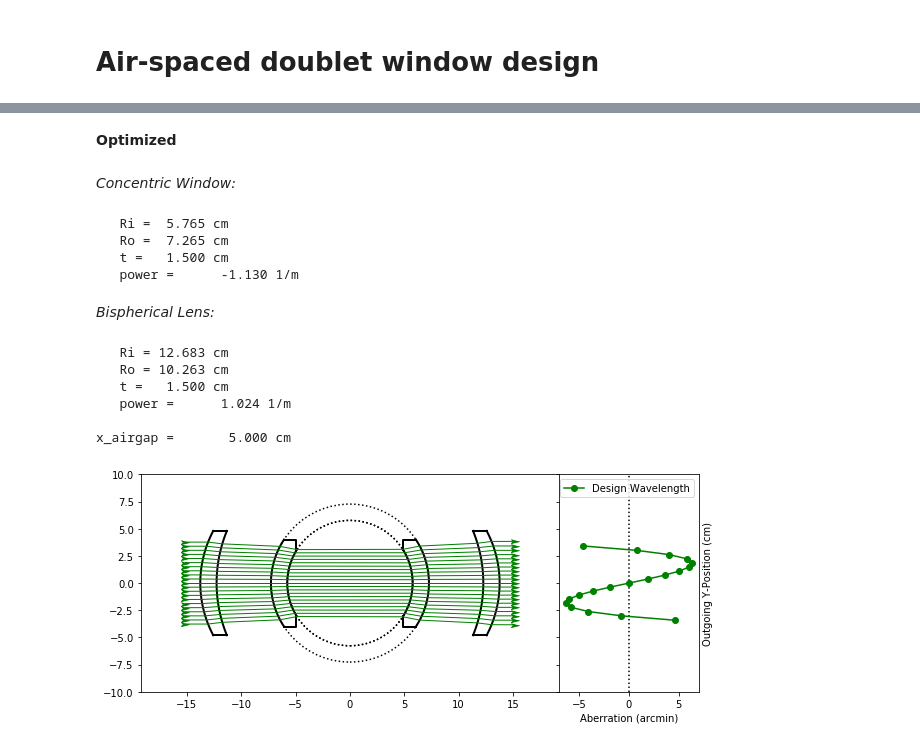
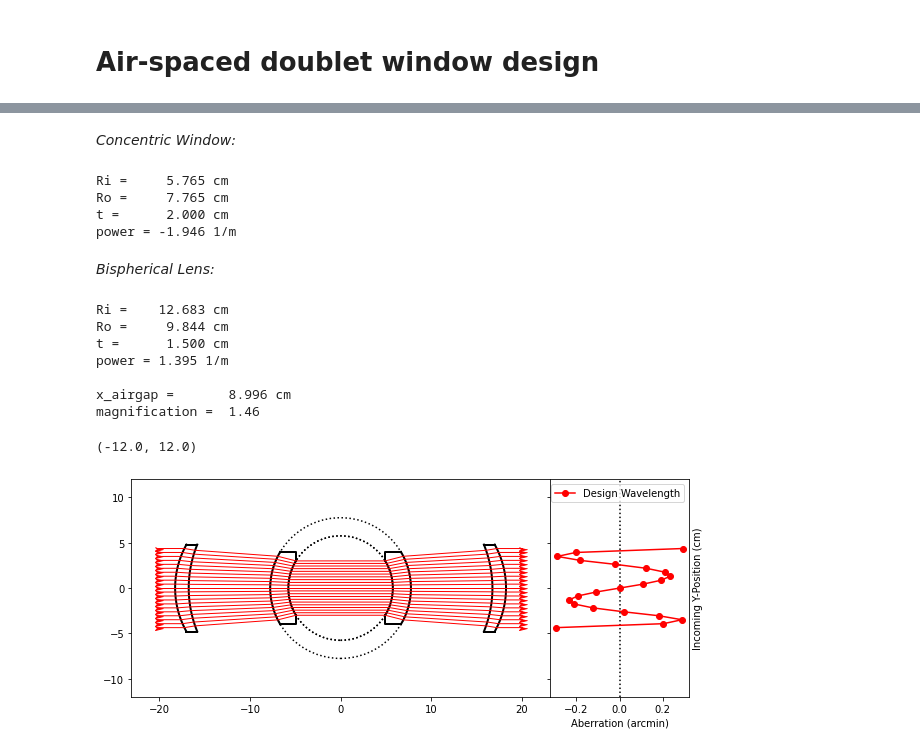
Before and after one commit to ajsusa/afocal, a Jupyter notebook: design_notebook.ipynb, the cells around one changed output, grey strips where cells are left out. Drawn from its saved outputs; the diff is of its cells as text; code cells hidden in the pictures.

```diff
--- a/design_notebook.ipynb
+++ b/design_notebook.ipynb
@@ -482,9 +510,9 @@ reset_doublet()
 # define air-spaced doublet window
 Ri_w = inner_diameter / 2
 h_w = window_height
-t_w = t_airspace_window
+t_w = 2.  # t_airspace_window
 
-annulus = windows.Concentric(Ri_w, h_w, t_w, h_f=h_f, material=window_material)
+annulus = windows.Concentric(Ri_w, h_w, t_w, h_f=h_f, material='sapphire')  # window_material)
 
 # define air-spaced doublet lens guess
 xi_l = annulus.x_max + x_airspace
@@ -493,16 +521,15 @@ Ro_l = Ro_airspace_lens
 t_l = t_airspace_lens
 h_l = h_airspace_lens
 
-lens = windows.BisphericalLens(Ri_l, Ro_l, h_l, t_l, xi_l, h_f=0.)
+lens = windows.BisphericalLens(Ri_l, Ro_l, h_l, t_l, xi_l, h_f=0., material='bk7')
+
+fig, axs = util.ray_aberration_subplots()
 
 # construct the doublet object
 airdoublet = windows.AirspaceDoublet(annulus, lens)
 airdoublet.trace_ray_set(draw=False)
 
 if draw_guess:
-
-    fig, axs = util.ray_aberration_subplots()
-
     util.print_md(f"__Initial (Guess) Parameters__")
     airdoublet.print_dims('   ')
 
@@ -533,45 +560,36 @@ x_airgap =       2.000 cm
 # %%
-# airdoublet.set_parameters(('t_lens', 't_window', 'x_air'), (1, 2, 5))
+bounds = {'t_lens': (0.5, 1.5),
+          'x_air': (0, 10)}
 
-opt_params = ('t_lens', 'Ri_lens', 'power_lens', 'x_air')
-bounds = {'t_lens': (0.5, 1.5),
-          'x_air': (0.1, 5)}
+airdoublet.optimize_window(metric='rms_aberration', bounds_dict=bounds)
+airdoublet.print_dims()
+print(f'magnification =\t{airdoublet.estimated_magnification:5.2f}')
 
-airdoublet.optimize_window(parameters=opt_params,
-                           bounds_dict=bounds)  #,
-#                            y_range=(-5, 5))
 
-if True:
-    util.print_md(f"__Optimized__")
-    airdoublet.print_dims('   ')
-    fig, axs = util.ray_aberration_subplots()
+fig, axs = util.ray_aberration_subplots()
 
-    # draw and ray trace the window
-    plt.sca(axs[0])
-    airdoublet.draw(center_circle=True, new_figure=False)
-    airdoublet.draw_rays(c='g')
+plt.sca(axs[0])
+airdoublet.draw(new_figure=False)
+airdoublet.rays.draw()
 
-    plt.sca(axs[1])
-    util.plot_aberrations(airdoublet, unit='arcmin', c='g', new_fig=False, ls='-', yloc='out', flip_axes=True,
-                          failed=False, prefix='Design Wavelength')
+plt.sca(axs[1])
+util.plot_aberrations(airdoublet, unit='arcmin', new_fig=False, c='r', ls='-', flip_axes=True,
+                      failed=False, prefix='Design Wavelength')
 
-#     axs[0].set_xlim((airdoublet.default_x_start * 1.5,
-#                      airdoublet.default_x_stop * 1.5))
-    axs[0].set_ylim((-10, 10))
-
-    plt.show()
+plt.ylim((-12, 12))
 # %% [output]
-__Optimized__
+_Concentric Window:_
+Ri =     5.765 cm
+Ro =     7.765 cm
+t =      2.000 cm
+power = -1.946 1/m
-_Concentric Window:_
+_Bispherical Lens:_
-   Ri =  5.765 cm
-   Ro =  7.265 cm
-   t =   1.500 cm
-   power =      -1.130 1/m
-_Bispherical Lens:_
-   Ri = 12.683 cm
-   Ro = 10.263 cm
-   t =   1.500 cm
-   power =      1.024 1/m
+Ri =    12.683 cm
+Ro =     9.844 cm
+t =      1.500 cm
+power = 1.395 1/m
 
-x_airgap =       5.000 cm
+x_airgap =       8.996 cm
+magnification =  1.46
+(-12.0, 12.0)
-[figure, old version]
+[figure, new version]
```
Also changed, not shown: parts of 12 cells of this notebook, 1 other file.
